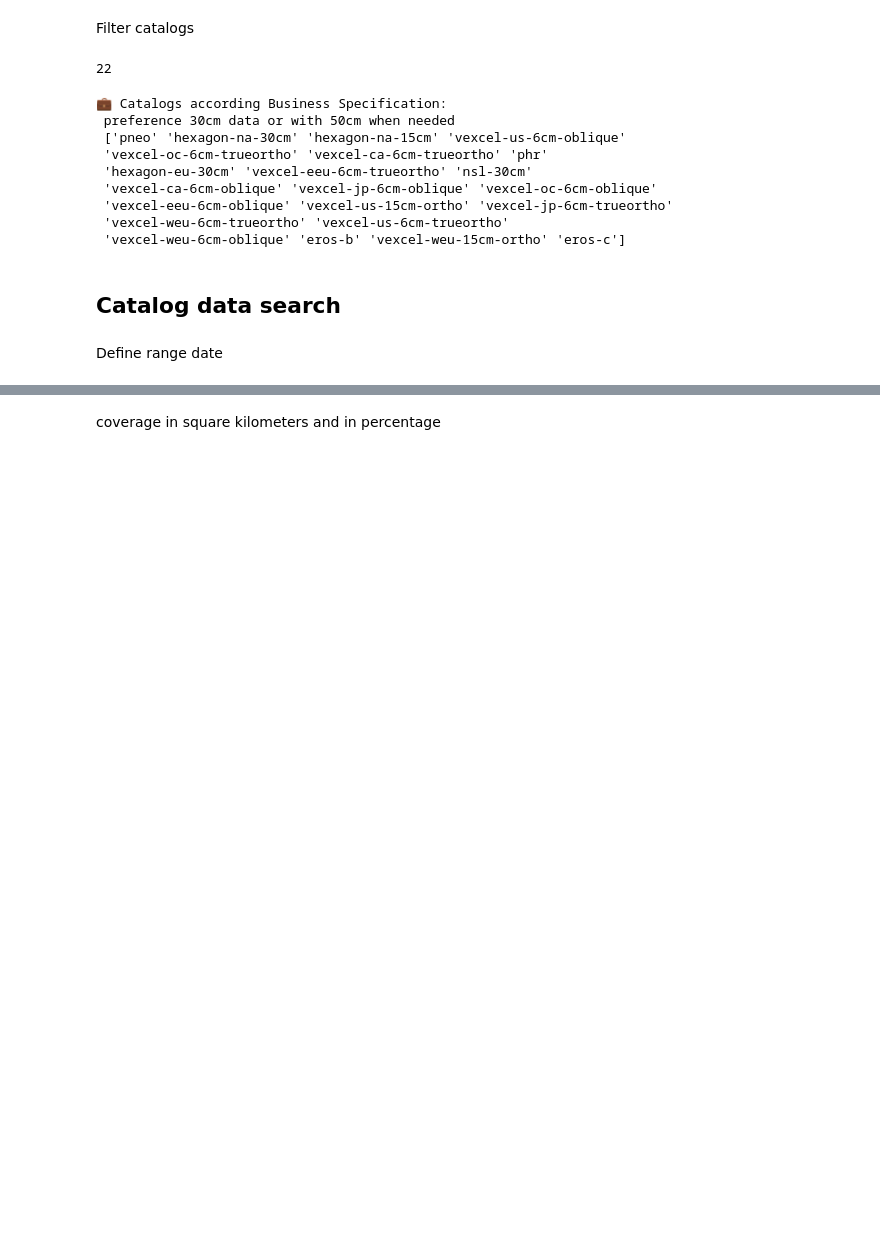
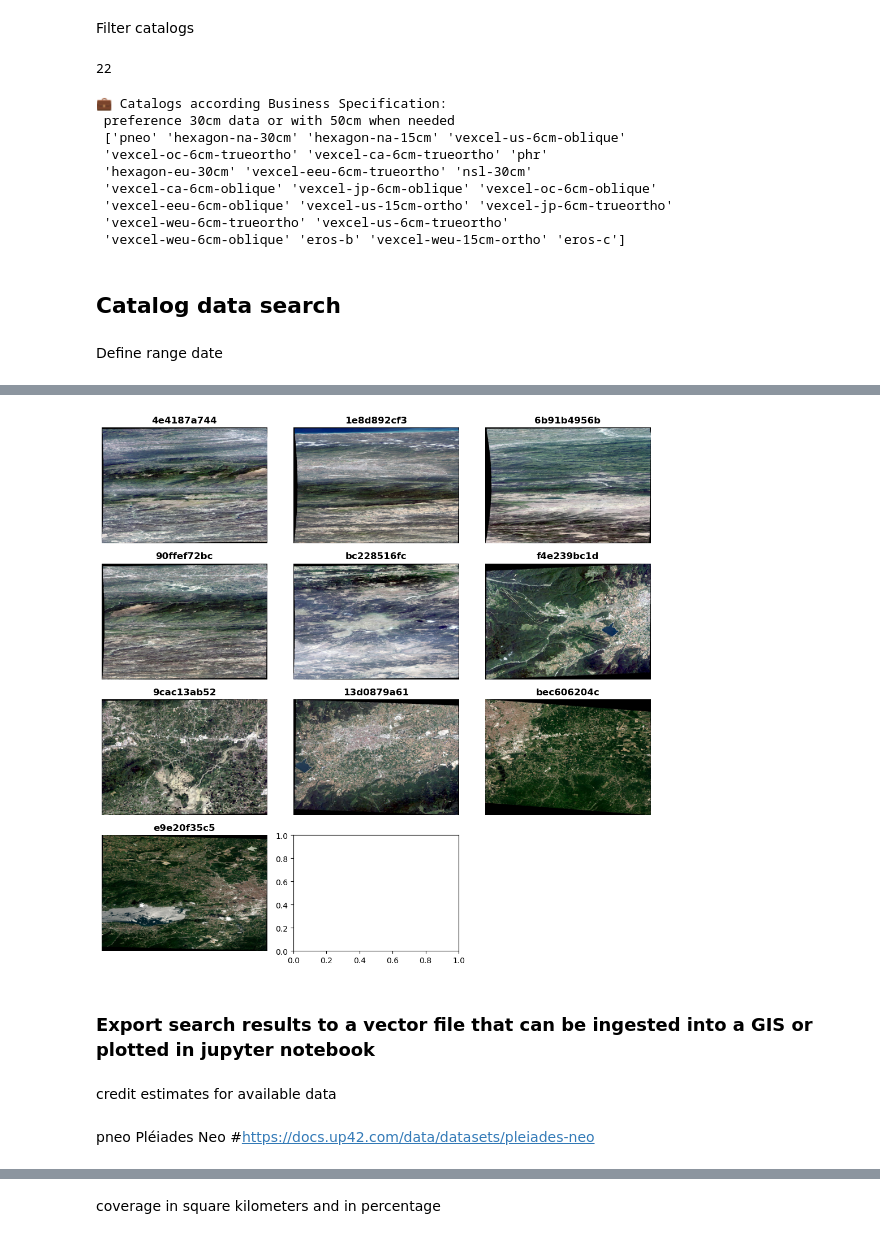
Before and after one commit to urbanis/up-42-challenge, a Jupyter notebook: up-42-challenge.ipynb, the cells around one changed output, grey strips where cells are left out. Drawn from its saved outputs; the diff is of its cells as text; code cells hidden in the pictures; blank space fills up the shorter version.

```diff
--- a/up-42-challenge.ipynb
+++ b/up-42-challenge.ipynb
@@ -519,0 +393,7 @@ asset.get_stac_asset_url(stac_asset=stac_items[0].assets.get("b02.tiff"))
+# %%
+titles_pneo = list(search_results_df_pneo['id'].str[-10:].values)
+catalog.plot_quicklooks( figsize=(10, 10), titles= titles_pneo)
+# %% [output]
+[figure, added]
+# %% [markdown]
+### Export search results to a vector file that can be ingested into a GIS or plotted in jupyter notebook
@@ -519,0 +421,5 @@ asset.get_stac_asset_url(stac_asset=stac_items[0].assets.get("b02.tiff"))
+# %% [markdown]
+credit estimates for available data
+# %% [markdown]
+pneo	Pléiades Neo
+#https://docs.up42.com/data/datasets/pleiades-neo
```
Also changed, not shown: parts of 41 cells of this notebook, 1 other file.
